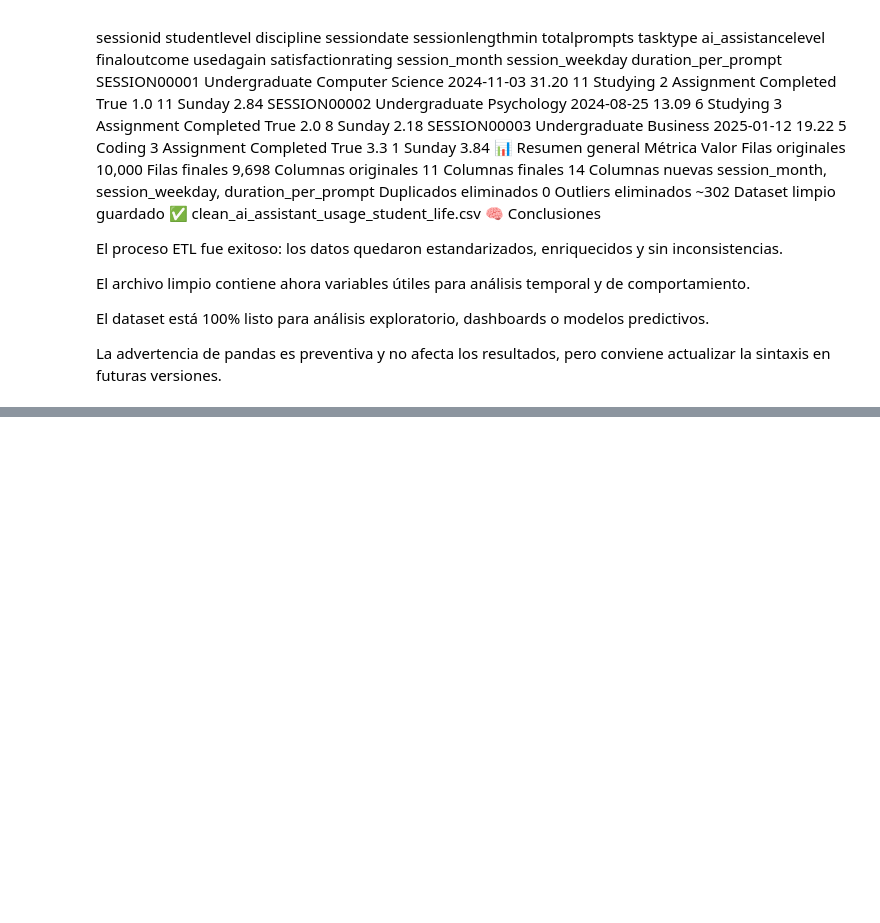
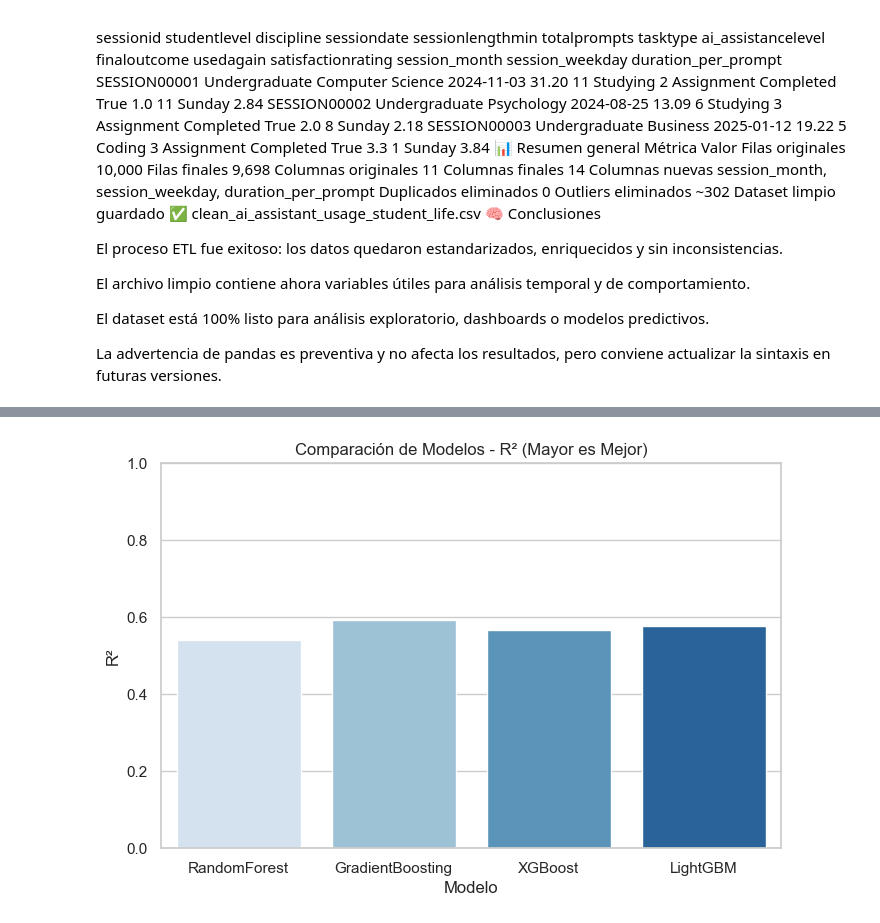
Before and after one commit to NoeliaGCalligaro/AI_ASSISTANT, a Jupyter notebook: AI_ASSISTANT.ipynb, the cells around one changed output, grey strips where cells are left out. Drawn from its saved outputs; the diff is of its cells as text; code cells hidden in the pictures; blank space fills up the shorter version.

```diff
--- a/AI_ASSISTANT.ipynb
+++ b/AI_ASSISTANT.ipynb
@@ -441,0 +676,87 @@ La advertencia de pandas es preventiva y no afecta los resultados, pero conviene
+# %%
+# ============================================================
+# 🔬 COMPARACIÓN DE MODELOS DE REGRESIÓN
+# ============================================================
+
+import pandas as pd
+import numpy as np
+import matplotlib.pyplot as plt
+import seaborn as sns
+
+from sklearn.model_selection import train_test_split
+from sklearn.preprocessing import StandardScaler, OneHotEncoder
+from sklearn.compose import ColumnTransformer
+from sklearn.pipeline import Pipeline
+from sklearn.metrics import mean_squared_error, r2_score
+
+from sklearn.ensemble import RandomForestRegressor, GradientBoostingRegressor
+from xgboost import XGBRegressor
+from lightgbm import LGBMRegressor
+
+# 1️⃣ Cargar dataset limpio
+df = pd.read_csv("clean_ai_assistant_usage_student_life.csv")
+df.columns = df.columns.str.lower()
+
+# 2️⃣ Variables predictoras y target
+features = [
+    'sessionlengthmin', 'totalprompts', 'ai_assistancelevel',
+    'discipline', 'studentlevel', 'tasktype', 'duration_per_prompt'
+]
+target = 'satisfactionrating'
+
+# 3️⃣ Separar numéricas y categóricas
+num_features = ['sessionlengthmin', 'totalprompts', 'ai_assistancelevel', 'duration_per_prompt']
+cat_features = ['discipline', 'studentlevel', 'tasktype']
+
+# 4️⃣ Split
+X = df[features]
+y = df[target]
+X_train, X_test, y_train, y_test = train_test_split(X, y, test_size=0.2, random_state=42)
+
+# 5️⃣ Preprocesamiento común
+preprocessor = ColumnTransformer([
+    ('num', StandardScaler(), num_features),
+    ('cat', OneHotEncoder(drop='first'), cat_features)
+])
+
+# 6️⃣ Definir modelos a comparar
+models = {
+    "RandomForest": RandomForestRegressor(n_estimators=200, random_state=42),
+    "GradientBoosting": GradientBoostingRegressor(random_state=42),
+    "XGBoost": XGBRegressor(n_estimators=300, learning_rate=0.05, max_depth=6, random_state=42),
+    "LightGBM": LGBMRegressor(n_estimators=300, learning_rate=0.05, random_state=42)
+}
+
+# 7️⃣ Entrenar y evaluar modelos
+results = []
+
+for name, model in models.items():
+    pipe = Pipeline([
+        ('preprocessor', preprocessor),
+        ('model', model)
+    ])
+    pipe.fit(X_train, y_train)
+    y_pred = pipe.predict(X_test)
+
+    r2 = r2_score(y_test, y_pred)
+    rmse = np.sqrt(mean_squared_error(y_test, y_pred))
+    results.append((name, r2, rmse))
+    print(f"\n{name} ➜ R²: {r2:.3f} | RMSE: {rmse:.3f}")
+
+# 8️⃣ Comparar resultados
+results_df = pd.DataFrame(results, columns=['Modelo', 'R²', 'RMSE'])
+print("\n=== RESULTADOS COMPARATIVOS ===")
+print(results_df)
+
+# 9️⃣ Visualización celeste
+plt.figure(figsize=(8,5))
+sns.barplot(x='Modelo', y='R²', data=results_df, palette='Blues')
+plt.title("Comparación de Modelos - R² (Mayor es Mejor)")
+plt.ylim(0, 1)
+plt.show()
+
+plt.figure(figsize=(8,5))
+sns.barplot(x='Modelo', y='RMSE', data=results_df, palette='Blues_r')
+plt.title("Comparación de Modelos - RMSE (Menor es Mejor)")
+plt.show()
+# %% [output]
@@ -441,0 +783 @@ La advertencia de pandas es preventiva y no afecta los resultados, pero conviene
+[figure, added]
```
Also changed, not shown: parts of 3 cells of this notebook.
